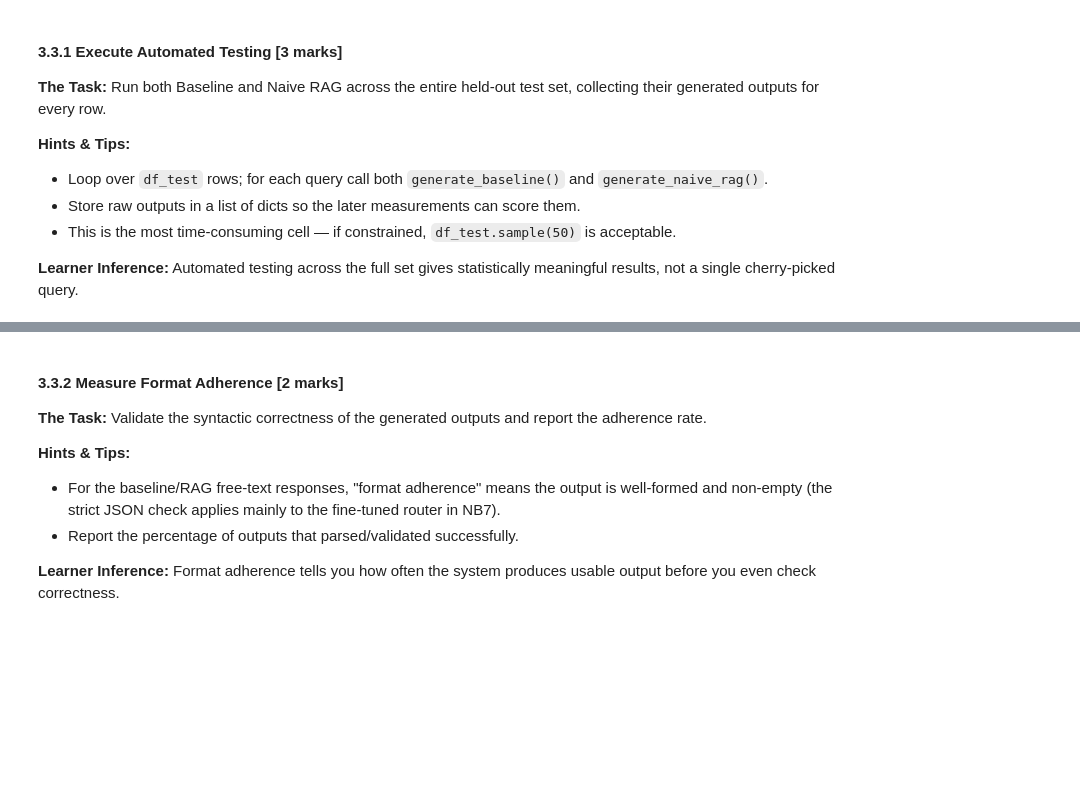
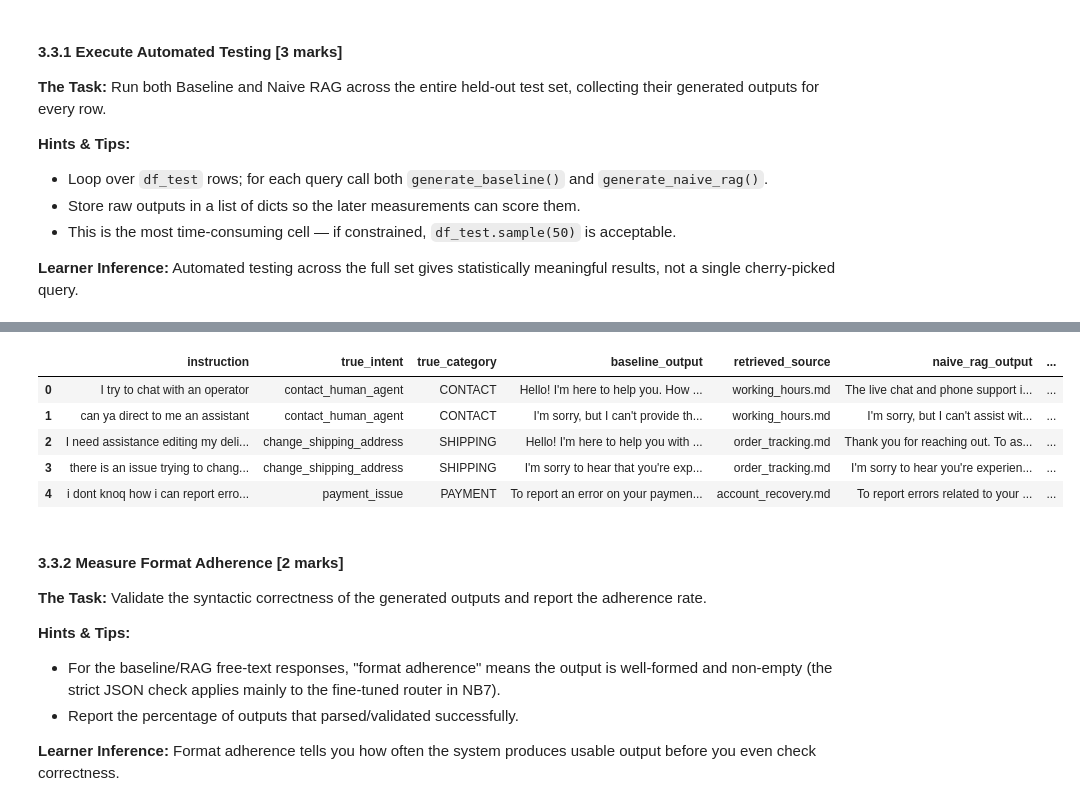
Before and after one commit to akul-bharadwaj/Hybrid-RAG-Customer-Support, a Jupyter notebook: Solution_V1_RAG_Evaluation.ipynb, the cells around one changed output, grey strips where cells are left out. Cells and saved outputs as stored; diff of their text form; code cells hidden in the pictures; blank space fills up the shorter version.

```diff
--- a/Solution_V1_RAG_Evaluation.ipynb
+++ b/Solution_V1_RAG_Evaluation.ipynb
@@ -38,0 +796,79 @@ Load the base model, reload ChromaDB (same embedding model as NB4), and load `df
+# %%
+# Convert collected results into a DataFrame
+v1_test_results_df = pd.DataFrame(
+    automated_test_results
+)
+
+total_duration = (
+    time.perf_counter() - evaluation_start_time
+)
+
+baseline_success_count = int(
+    v1_test_results_df["baseline_success"].sum()
+)
+
+rag_success_count = int(
+    v1_test_results_df["naive_rag_success"].sum()
+)
+
+both_successful_count = int(
+    (
+        v1_test_results_df["baseline_success"]
+        & v1_test_results_df["naive_rag_success"]
+    ).sum()
+)
+
+# Validate and summarise execution
+assert len(v1_test_results_df) == len(evaluation_df)
+
+print("\nAutomated testing completed")
+print("=" * 60)
+print(f"Evaluation records          : {len(v1_test_results_df):,}")
+print(
+    f"Successful baseline outputs : "
+    f"{baseline_success_count:,}"
+)
+print(
+    f"Successful Naive RAG outputs: "
+    f"{rag_success_count:,}"
+)
+print(
+    f"Both systems successful     : "
+    f"{both_successful_count:,}"
+)
+print(
+    f"Total execution time        : "
+    f"{total_duration / 60:.2f} minutes"
+)
+
+if baseline_success_count:
+    print(
+        f"Average baseline latency    : "
+        f"{v1_test_results_df['baseline_latency_seconds'].mean():.2f} seconds"
+    )
+
+if rag_success_count:
+    print(
+        f"Average Naive RAG latency   : "
+        f"{v1_test_results_df['naive_rag_latency_seconds'].mean():.2f} seconds"
+    )
+
+print(f"\nCheckpoint saved to:\n{CHECKPOINT_PATH}")
+
+
+# Display representative results
+display(
+    v1_test_results_df[
+        [
+            "instruction",
+            "true_intent",
+            "true_category",
+            "baseline_output",
+            "retrieved_source",
+            "naive_rag_output",
+            "baseline_success",
+            "naive_rag_success"
+        ]
+    ].head()
+)
+# %% [output]
@@ -39,3 +887,9 @@ Load the base model, reload ChromaDB (same embedding model as NB4), and load `df
+|  | instruction | true_intent | true_category | baseline_output | retrieved_source | naive_rag_output | ... |
+| 0 | I try to chat with an operator | contact_human_agent | CONTACT | Hello! I'm here to help you. How ... | working_hours.md | The live chat and phone support i... | ... |
+| 1 | can ya direct to me an assistant | contact_human_agent | CONTACT | I'm sorry, but I can't provide th... | working_hours.md | I'm sorry, but I can't assist wit... | ... |
+| 2 | I need assistance editing my deli... | change_shipping_address | SHIPPING | Hello! I'm here to help you with ... | order_tracking.md | Thank you for reaching out. To as... | ... |
+| 3 | there is an issue trying to chang... | change_shipping_address | SHIPPING | I'm sorry to hear that you're exp... | order_tracking.md | I'm sorry to hear you're experien... | ... |
+| 4 | i dont knoq how i can report erro... | payment_issue | PAYMENT | To report an error on your paymen... | account_recovery.md | To report errors related to your ... | ... |
 # %% [markdown]
 #### **3.3.2 Measure Format Adherence [2 marks]**
 **The Task:** Validate the syntactic correctness of the generated outputs and report the adherence rate.
```
Also changed, not shown: parts of 41 cells of this notebook.
